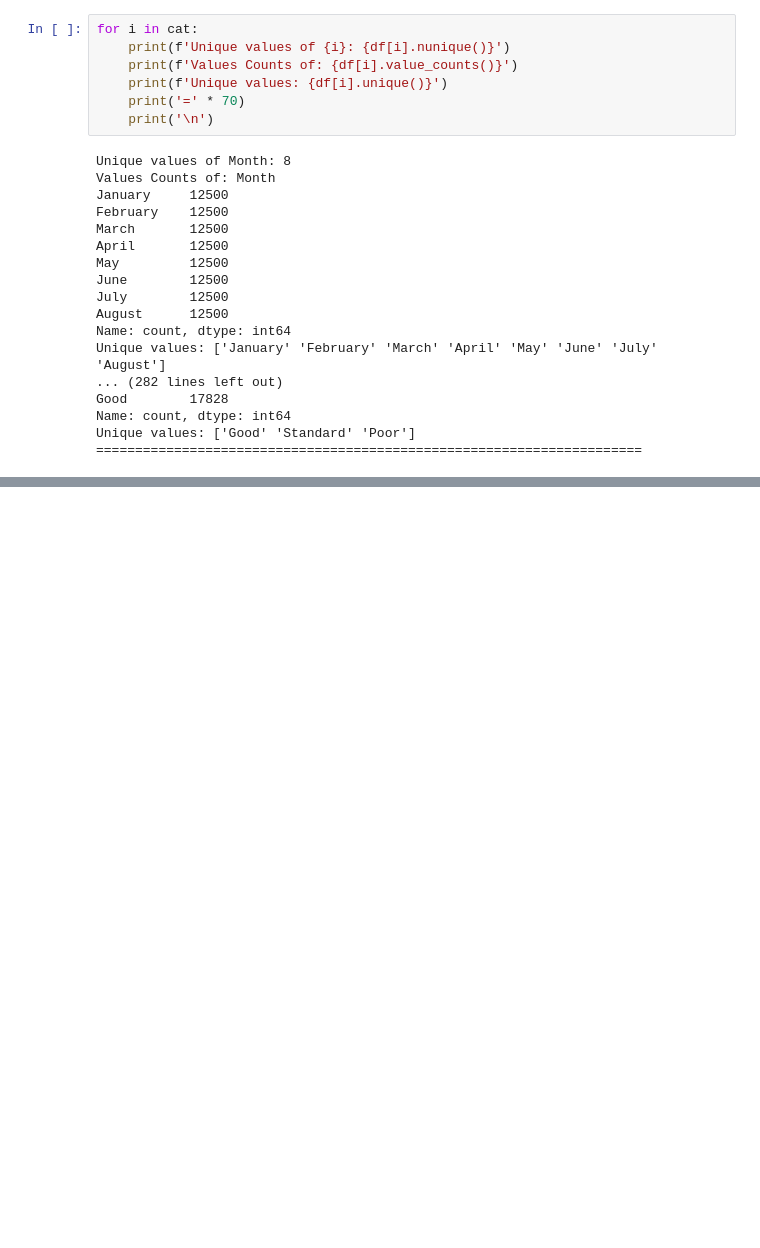
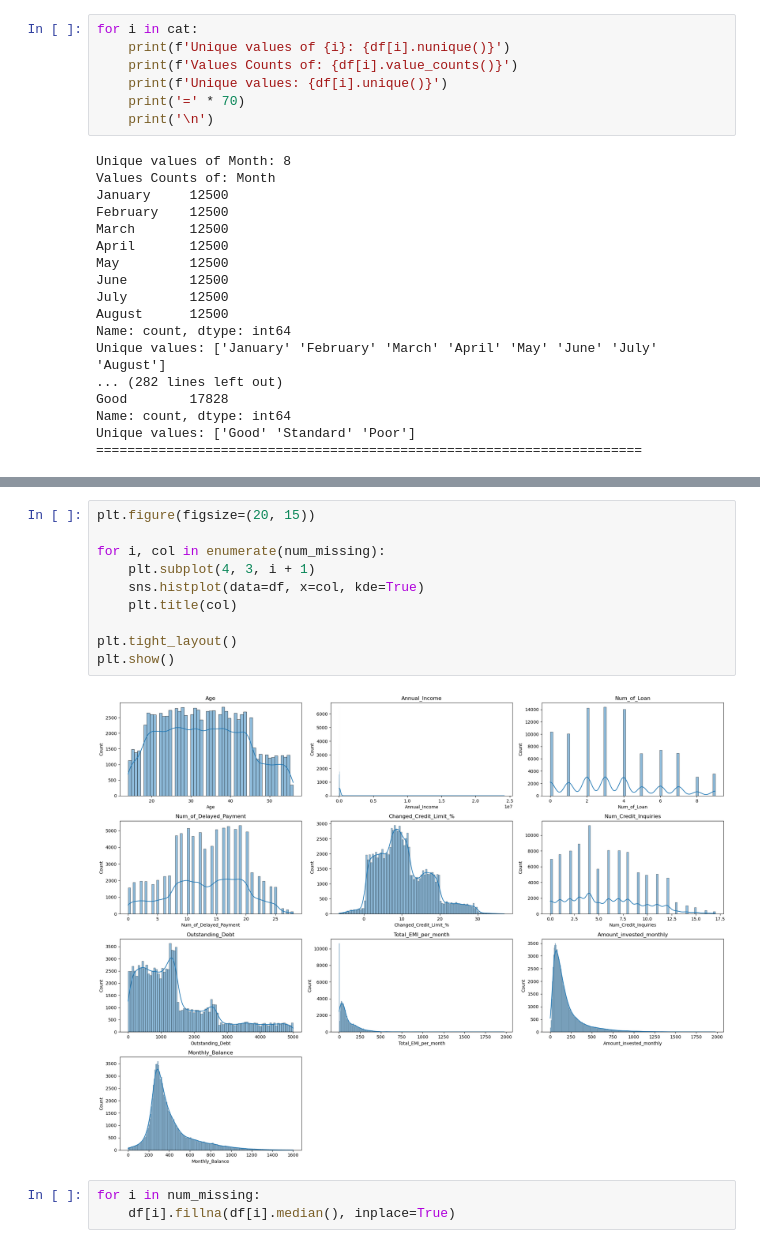
Before and after one commit to danisharain12/Credit-Score-Classification, a Jupyter notebook: Credit Score Classification.ipynb, the cells around one changed output, grey strips where cells are left out. Cells and saved outputs as stored; diff of their text form; blank space fills up the shorter version.

```diff
--- a/Credit Score Classification.ipynb
+++ b/Credit Score Classification.ipynb
@@ -305,0 +351,15 @@ Unique values: ['Good' 'Standard' 'Poor']
+# %%
+plt.figure(figsize=(20, 15))
+
+for i, col in enumerate(num_missing):
+    plt.subplot(4, 3, i + 1)
+    sns.histplot(data=df, x=col, kde=True)
+    plt.title(col)
+
+plt.tight_layout()
+plt.show()
+# %% [output]
+[figure, added]
+# %%
+for i in num_missing:
+    df[i].fillna(df[i].median(), inplace=True)
```
Also changed, not shown: parts of 30 cells of this notebook.
